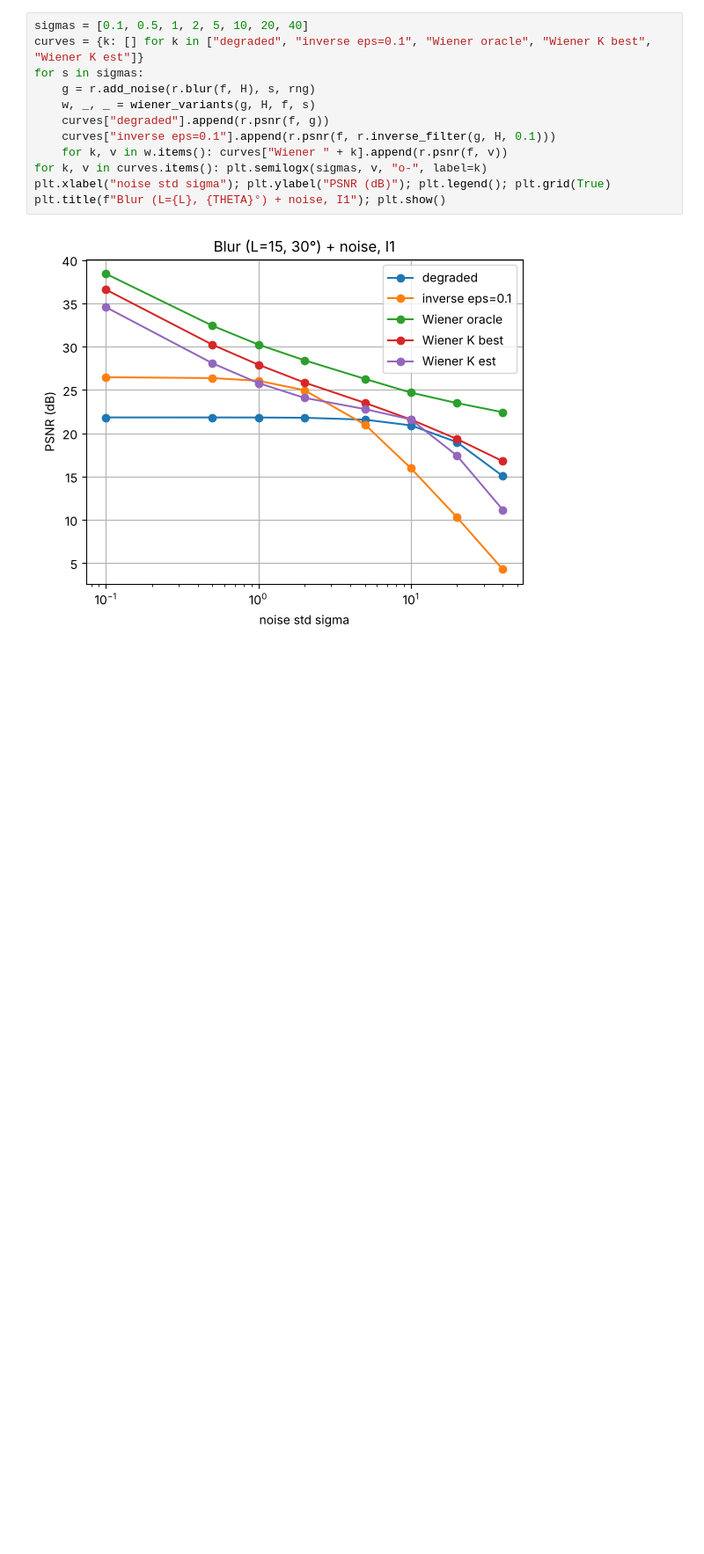
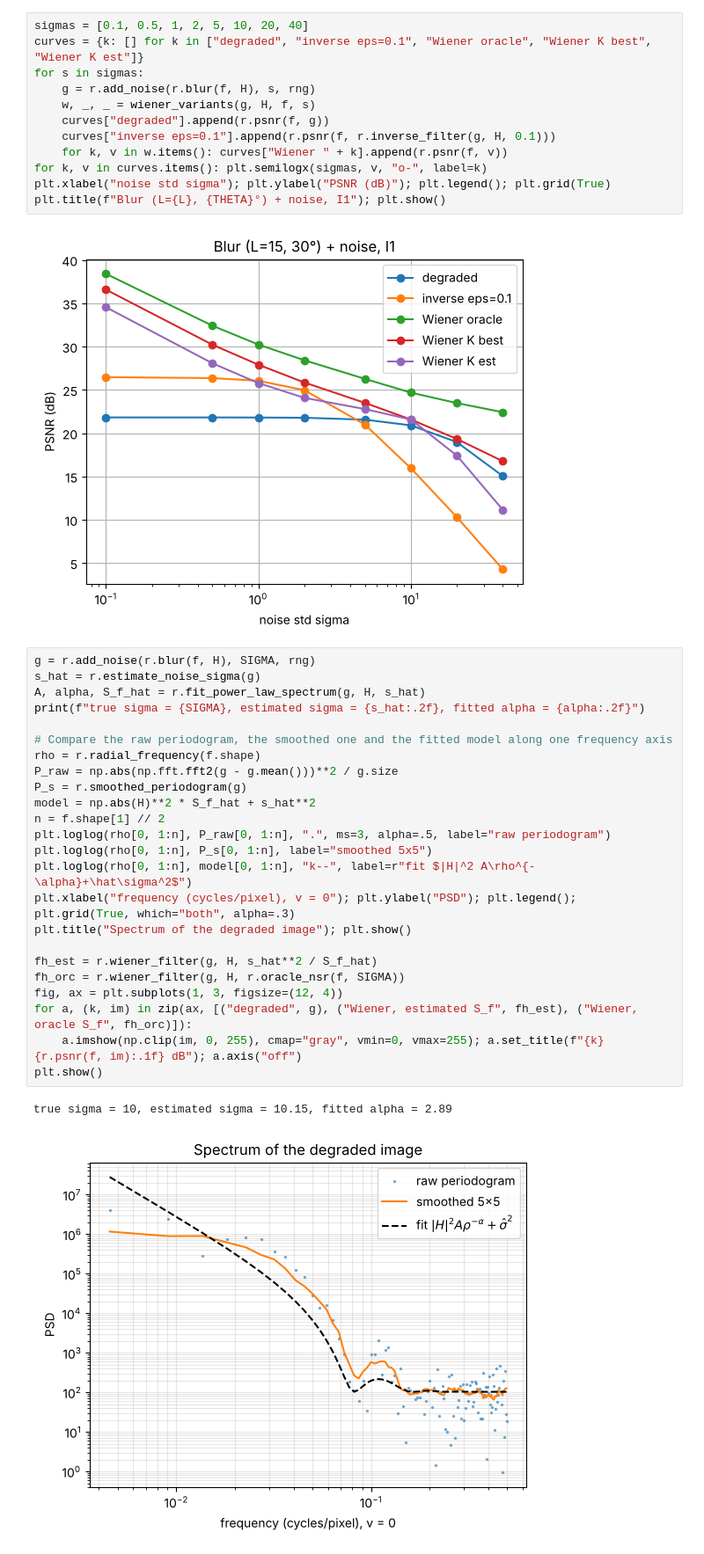
Before and after one commit to ivanfran5/sdsp-image-restoration, a Jupyter notebook: image_restoration.ipynb, the cells around one changed output. Shown at 88% size. Cells and saved outputs as stored; diff of their text form; blank space fills up the shorter version.

Commit message:
Wiener filter with noise level and image spectrum estimated from the degraded image

```diff
--- a/image_restoration.ipynb
+++ b/image_restoration.ipynb
@@ -178,3 +178,30 @@ plt.xlabel("noise std sigma"); plt.ylabel("PSNR (dB)"); plt.legend(); plt.grid(T
 plt.title(f"Blur (L={L}, {THETA}°) + noise, I1"); plt.show()
 # %% [output]
 [figure]
+# %%
+g = r.add_noise(r.blur(f, H), SIGMA, rng)
+s_hat = r.estimate_noise_sigma(g)
+A, alpha, S_f_hat = r.fit_power_law_spectrum(g, H, s_hat)
+print(f"true sigma = {SIGMA}, estimated sigma = {s_hat:.2f}, fitted alpha = {alpha:.2f}")
+
+# Compare the raw periodogram, the smoothed one and the fitted model along one frequency axis
+rho = r.radial_frequency(f.shape)
+P_raw = np.abs(np.fft.fft2(g - g.mean()))**2 / g.size
+P_s = r.smoothed_periodogram(g)
+model = np.abs(H)**2 * S_f_hat + s_hat**2
+n = f.shape[1] // 2
+plt.loglog(rho[0, 1:n], P_raw[0, 1:n], ".", ms=3, alpha=.5, label="raw periodogram")
+plt.loglog(rho[0, 1:n], P_s[0, 1:n], label="smoothed 5x5")
+plt.loglog(rho[0, 1:n], model[0, 1:n], "k--", label=r"fit $|H|^2 A\rho^{-\alpha}+\hat\sigma^2$")
+plt.xlabel("frequency (cycles/pixel), v = 0"); plt.ylabel("PSD"); plt.legend(); plt.grid(True, which="both", alpha=.3)
+plt.title("Spectrum of the degraded image"); plt.show()
+
+fh_est = r.wiener_filter(g, H, s_hat**2 / S_f_hat)
+fh_orc = r.wiener_filter(g, H, r.oracle_nsr(f, SIGMA))
+fig, ax = plt.subplots(1, 3, figsize=(12, 4))
+for a, (k, im) in zip(ax, [("degraded", g), ("Wiener, estimated S_f", fh_est), ("Wiener, oracle S_f", fh_orc)]):
+    a.imshow(np.clip(im, 0, 255), cmap="gray", vmin=0, vmax=255); a.set_title(f"{k}  {r.psnr(f, im):.1f} dB"); a.axis("off")
+plt.show()
+# %% [output]
+true sigma = 10, estimated sigma = 10.15, fitted alpha = 2.89
+[figure, added]
```
Also changed, not shown: parts of 3 cells of this notebook, 1 other file.
